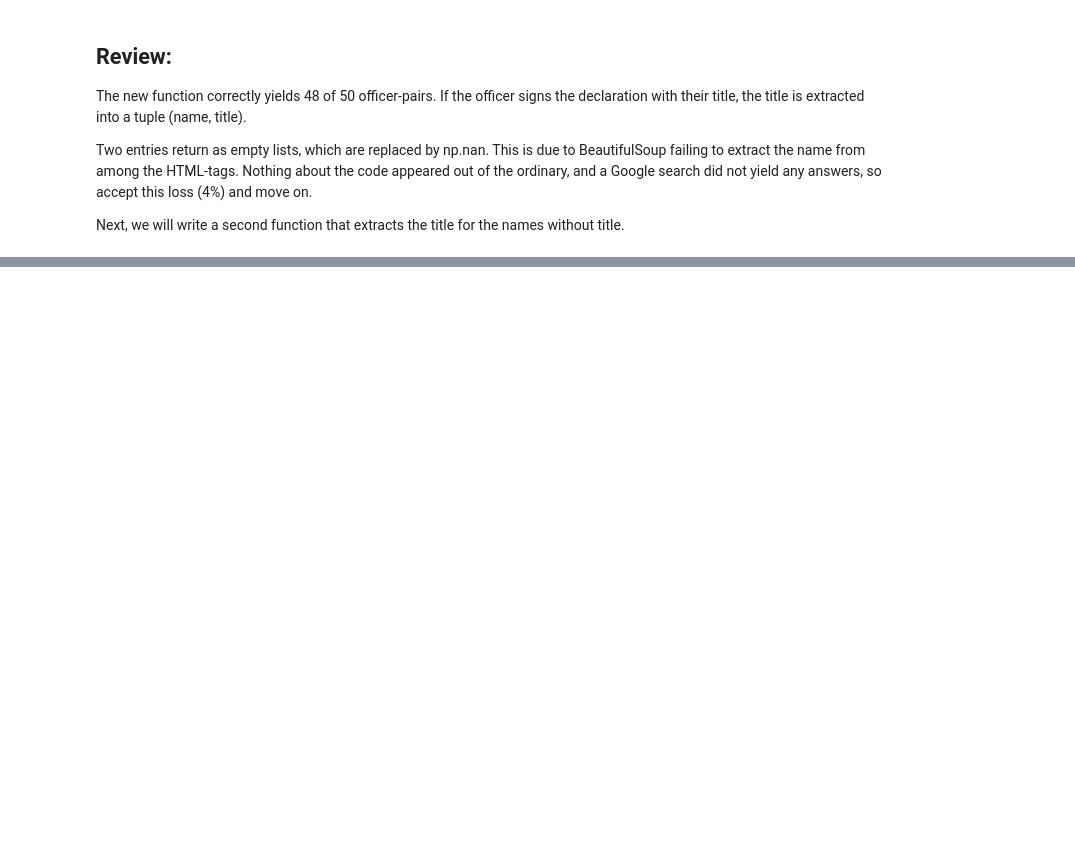
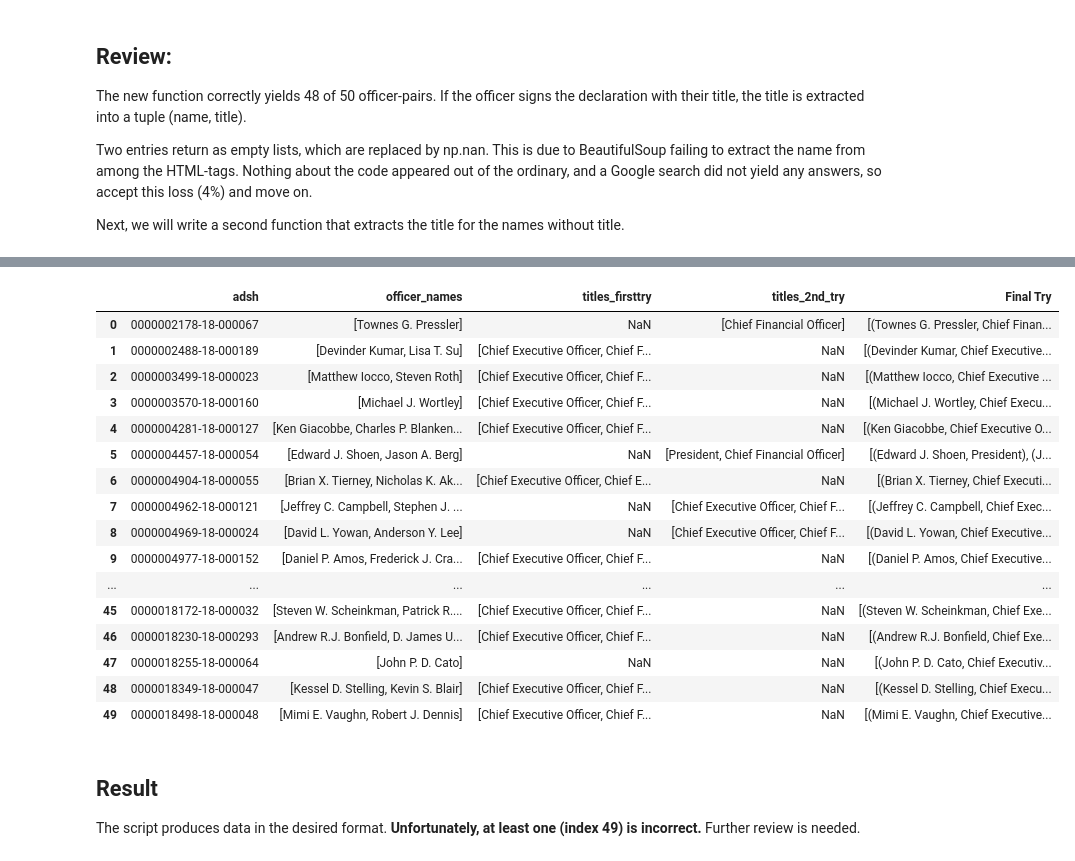
Before and after one commit to dennisgh/intermediate-data-science-capstone-project, a Jupyter notebook: PHASE_I/Feature_Generation_pt2.ipynb, the cells around one changed output, grey strips where cells are left out. Cells and saved outputs as stored; diff of their text form; code cells hidden in the pictures; blank space fills up the shorter version.

Commit message:
the script now produces name and title pairs, but needs further work

```diff
--- a/PHASE_I/Feature_Generation_pt2.ipynb
+++ b/PHASE_I/Feature_Generation_pt2.ipynb
@@ -298,0 +301,10 @@ Next, we will write a second function that extracts the title for the names with
+# %%
+# Clean up the working file
+
+try:
+    officers = officers[['adsh', 'second_attempt_at_extraction']]
+except:
+    pass
+
+
+officers
@@ -298,0 +438,43 @@ Next, we will write a second function that extracts the title for the names with
+# %%
+def extract_names_titles(filing_text):
+    '''
+    Reads the 10-K .txt data and returns
+    [(Name1, Title1), (Name2, Title2)]
+    '''
+    valid_titles = ['Chief Executive Officer', 'Chief Financial Officer', 'President']
+
+    names = regex_officers_corrected(filing_text)
+    print('starting.. ')
+
+    try:
+        # if the first attempt already comes back as a list of tuples, we're done.
+        if all(type(i) is tuple for i in names):
+            return names
+
+        # use the fast function for first try
+        titles = regex_titles_fast(filing_text)
+
+        # came back empty? Use the slower, more accurate function
+        if titles is np.nan:
+            titles = regex_titles_corrected(filing_text)
+
+        # still came back empty? Use HEURISTIC: first is CEO, second is CFO.
+        if titles is np.nan:
+            titles = ('Chief Executive Officer', 'Chief Financial Officer')
+
+        if all(i in valid_titles for i in titles):
+            if len(names) is 2:
+                return [(names[0], titles[0]), (names[1], titles[1])]
+            if len(names) is 1:
+                return [(names[0], titles[0])]
+
+    except:
+        return np.nan
+
+starttime = datetime.datetime.now()
+officers['Final Try'] = listings_first50['content'].apply(extract_names_titles)
+endtime = datetime.datetime.now()
+print('processing 50 took: ', endtime-starttime, ' 5000 will take: ', (endtime-starttime)*100)
+
+officers.head(50)
+# %% [output]
@@ -298,0 +498,21 @@ Next, we will write a second function that extracts the title for the names with
+|  | adsh | officer_names | titles_firsttry | titles_2nd_try | Final Try |
+| 0 | 0000002178-18-000067 | [Townes G. Pressler] | NaN | [Chief Financial Officer] | [(Townes G. Pressler, Chief Finan... |
+| 1 | 0000002488-18-000189 | [Devinder Kumar, Lisa T. Su] | [Chief Executive Officer, Chief F... | NaN | [(Devinder Kumar, Chief Executive... |
+| 2 | 0000003499-18-000023 | [Matthew Iocco, Steven Roth] | [Chief Executive Officer, Chief F... | NaN | [(Matthew Iocco, Chief Executive ... |
+| 3 | 0000003570-18-000160 | [Michael J. Wortley] | [Chief Executive Officer, Chief F... | NaN | [(Michael J. Wortley, Chief Execu... |
+| 4 | 0000004281-18-000127 | [Ken Giacobbe, Charles P. Blanken... | [Chief Executive Officer, Chief F... | NaN | [(Ken Giacobbe, Chief Executive O... |
+| 5 | 0000004457-18-000054 | [Edward J. Shoen, Jason A. Berg] | NaN | [President, Chief Financial Officer] | [(Edward J. Shoen, President), (J... |
+| 6 | 0000004904-18-000055 | [Brian X. Tierney, Nicholas K. Ak... | [Chief Executive Officer, Chief E... | NaN | [(Brian X. Tierney, Chief Executi... |
+| 7 | 0000004962-18-000121 | [Jeffrey C. Campbell, Stephen J. ... | NaN | [Chief Executive Officer, Chief F... | [(Jeffrey C. Campbell, Chief Exec... |
+| 8 | 0000004969-18-000024 | [David L. Yowan, Anderson Y. Lee] | NaN | [Chief Executive Officer, Chief F... | [(David L. Yowan, Chief Executive... |
+| 9 | 0000004977-18-000152 | [Daniel P. Amos, Frederick J. Cra... | [Chief Executive Officer, Chief F... | NaN | [(Daniel P. Amos, Chief Executive... |
+| ... | ... | ... | ... | ... | ... |
+| 45 | 0000018172-18-000032 | [Steven W. Scheinkman, Patrick R.... | [Chief Executive Officer, Chief F... | NaN | [(Steven W. Scheinkman, Chief Exe... |
+| 46 | 0000018230-18-000293 | [Andrew R.J. Bonfield, D. James U... | [Chief Executive Officer, Chief F... | NaN | [(Andrew R.J. Bonfield, Chief Exe... |
+| 47 | 0000018255-18-000064 | [John P. D. Cato] | NaN | NaN | [(John P. D. Cato, Chief Executiv... |
+| 48 | 0000018349-18-000047 | [Kessel D. Stelling, Kevin S. Blair] | [Chief Executive Officer, Chief F... | NaN | [(Kessel D. Stelling, Chief Execu... |
+| 49 | 0000018498-18-000048 | [Mimi E. Vaughn, Robert J. Dennis] | [Chief Executive Officer, Chief F... | NaN | [(Mimi E. Vaughn, Chief Executive... |
+# %% [markdown]
+## Result
+
+The script produces data in the desired format. **Unfortunately, at least one (index 49) is incorrect.** Further review is needed.
```
Also changed, not shown: parts of 13 cells of this notebook.
